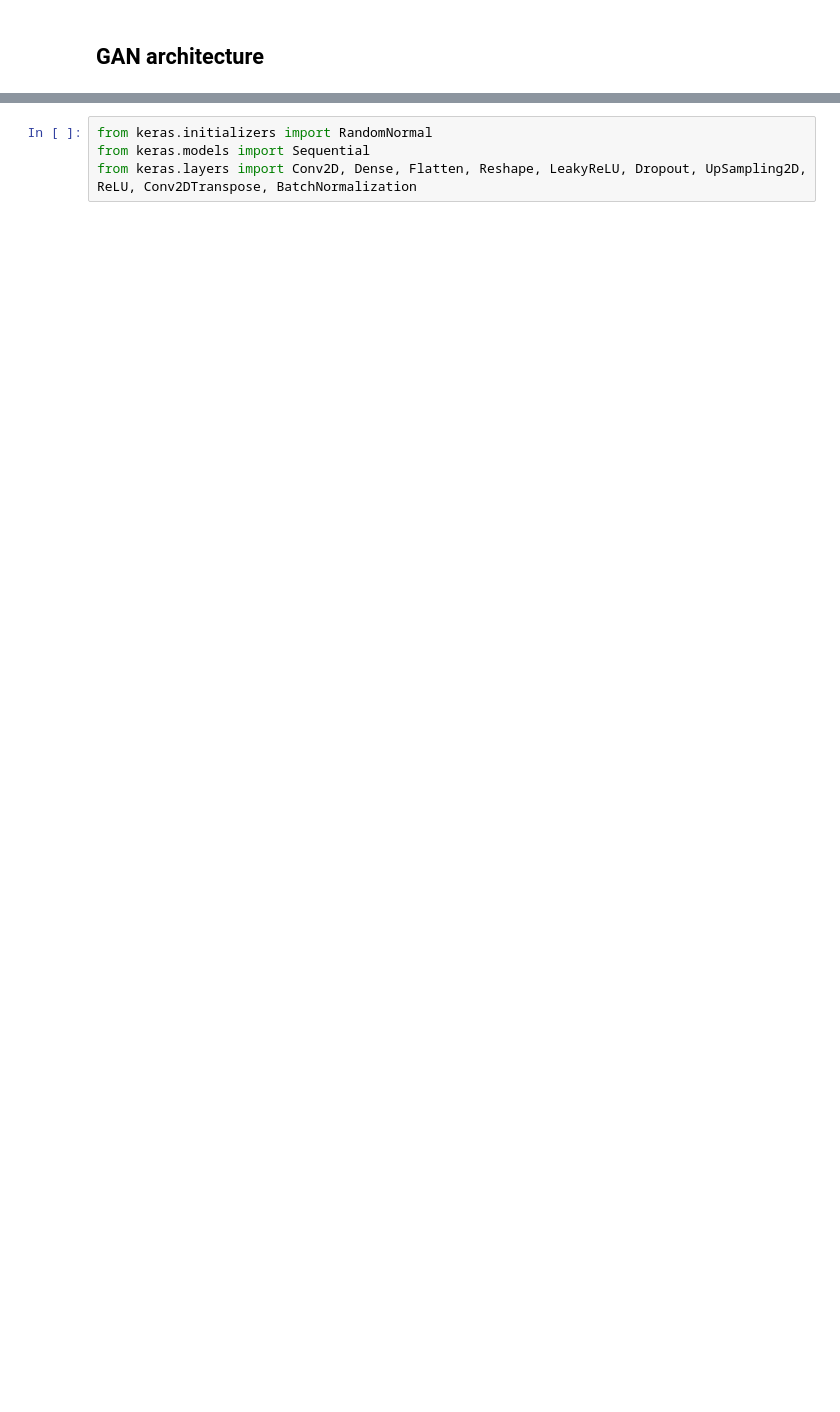
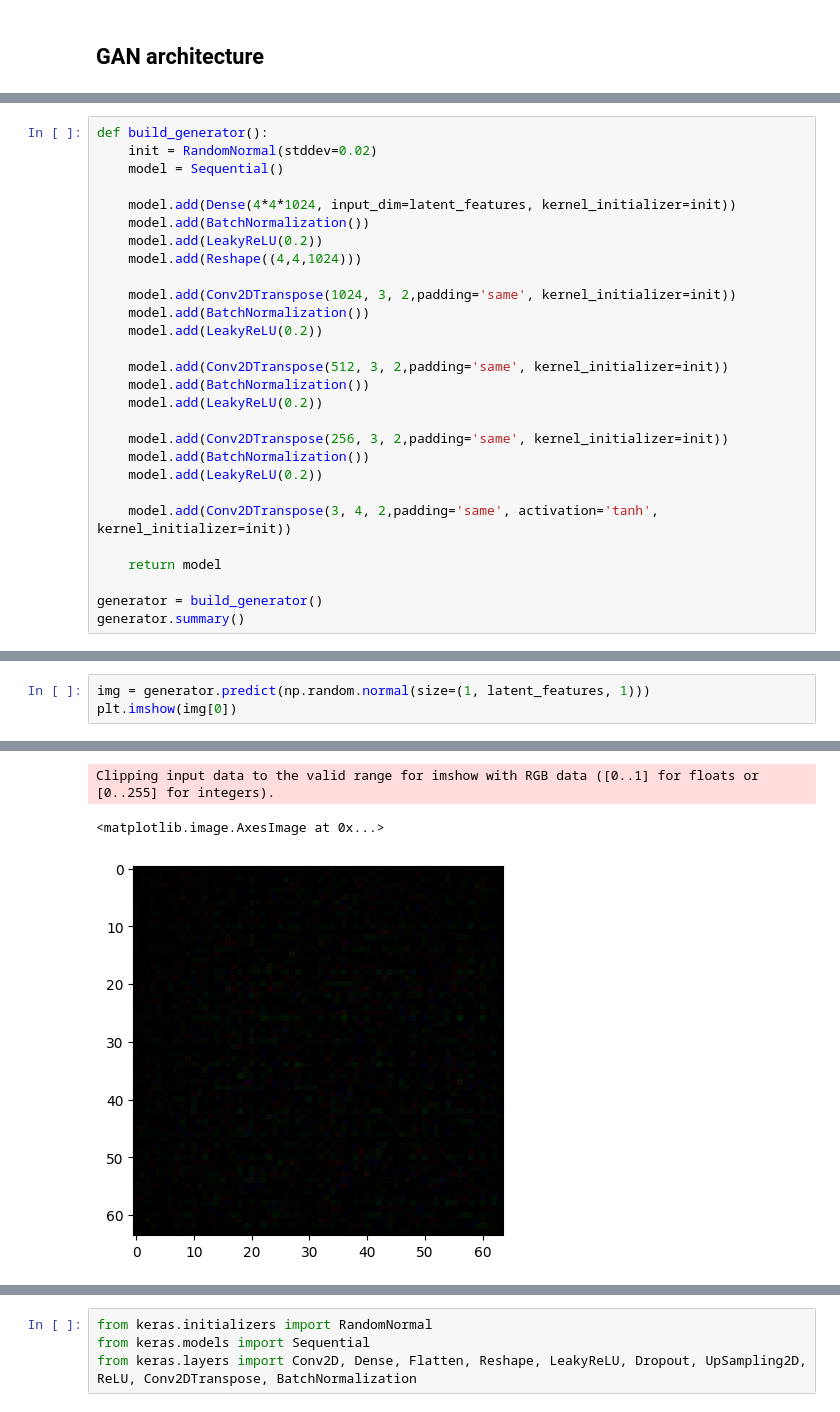
Before and after one commit to sanyamjain0315/generated-image-detection, a Jupyter notebook: GAN.ipynb, the cells around one changed output, grey strips where cells are left out. Saved outputs shown, nothing was run; the diff lists cells and outputs as text; blank space fills up the shorter version.

```diff
--- a/GAN.ipynb
+++ b/GAN.ipynb
@@ -98,0 +104,28 @@ for batch in dataset.take(1):  # Take the first batch for display
+# %%
+def build_generator():
+    init = RandomNormal(stddev=0.02)
+    model = Sequential()
+
+    model.add(Dense(4*4*1024, input_dim=latent_features, kernel_initializer=init))
+    model.add(BatchNormalization())
+    model.add(LeakyReLU(0.2))
+    model.add(Reshape((4,4,1024)))
+
+    model.add(Conv2DTranspose(1024, 3, 2,padding='same', kernel_initializer=init))
+    model.add(BatchNormalization())
+    model.add(LeakyReLU(0.2))
+
+    model.add(Conv2DTranspose(512, 3, 2,padding='same', kernel_initializer=init))
+    model.add(BatchNormalization())
+    model.add(LeakyReLU(0.2))
+
+    model.add(Conv2DTranspose(256, 3, 2,padding='same', kernel_initializer=init))
+    model.add(BatchNormalization())
+    model.add(LeakyReLU(0.2))
+
+    model.add(Conv2DTranspose(3, 4, 2,padding='same', activation='tanh', kernel_initializer=init))
+
+    return model
+
+generator = build_generator()
+generator.summary()
@@ -98,0 +151,4 @@ for batch in dataset.take(1):  # Take the first batch for display
+# %%
+img = generator.predict(np.random.normal(size=(1, latent_features, 1)))
+plt.imshow(img[0])
+# %% [output]
@@ -98,0 +156,3 @@ for batch in dataset.take(1):  # Take the first batch for display
+Clipping input data to the valid range for imshow with RGB data ([0..1] for floats or [0..255] for integers).
+<matplotlib.image.AxesImage at 0x...>
+[figure, added]
```
Also changed, not shown: parts of 23 cells of this notebook.
